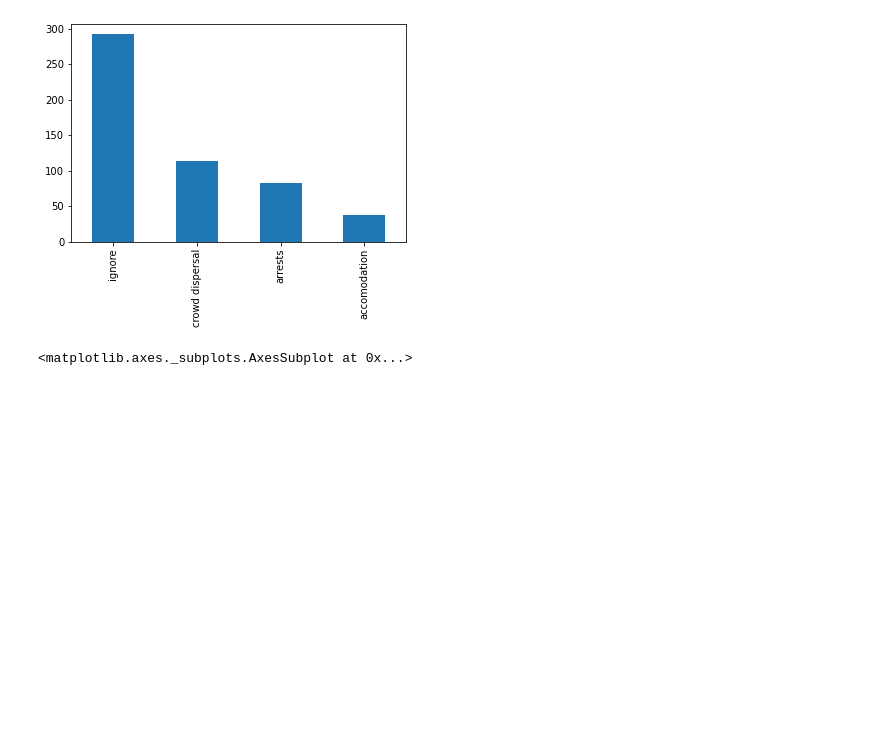
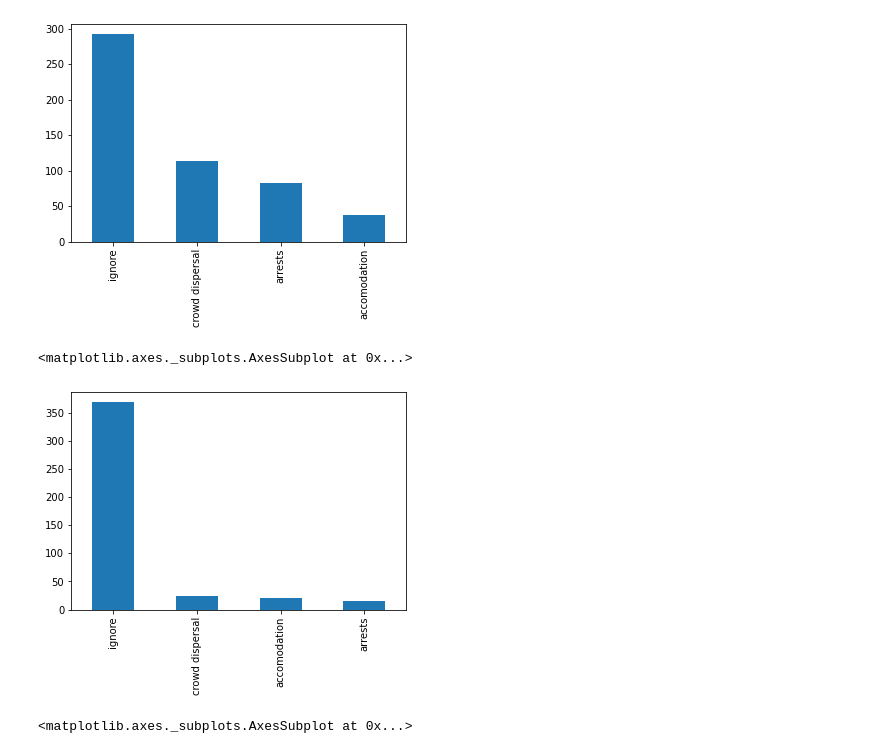
Before and after one commit to SonaliBhatia/Protester_Violence_Prediction, a Jupyter notebook: code/JH_02_EDA.ipynb, the cells around one changed output. Cells and saved outputs as stored; diff of their text form; code cells hidden in the pictures; blank space fills up the shorter version.

```diff
--- a/code/JH_02_EDA.ipynb
+++ b/code/JH_02_EDA.ipynb
@@ -109,6 +135,11 @@ fr['stateresponse'].value_counts().plot(kind = 'bar')
 # %% [output]
 <matplotlib.axes._subplots.AxesSubplot at 0x...>
 [figure]
+# %%
+ire['stateresponse'].value_counts().plot(kind='bar')
+# %% [output]
+<matplotlib.axes._subplots.AxesSubplot at 0x...>
+[figure, added]
 # %%
 uk['startyear'].sort_values().value_counts().plot(kind = 'bar')
 # %% [output]
```
Also changed, not shown: parts of 10 cells of this notebook, 1 other file.
